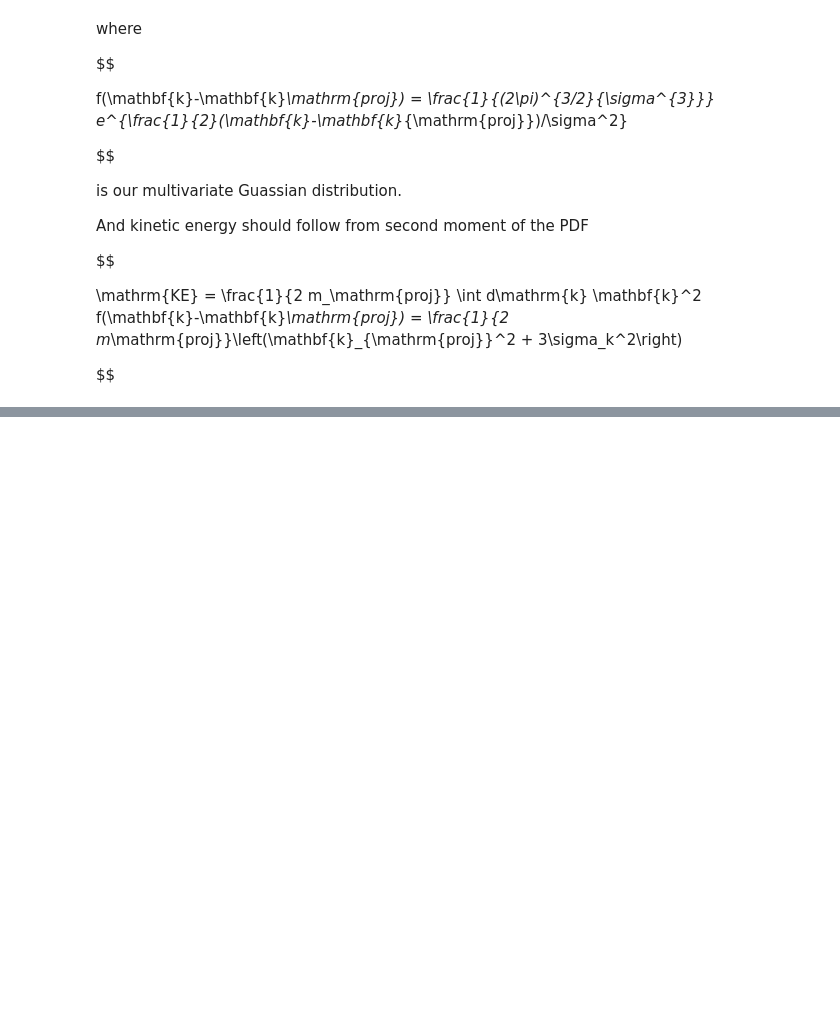
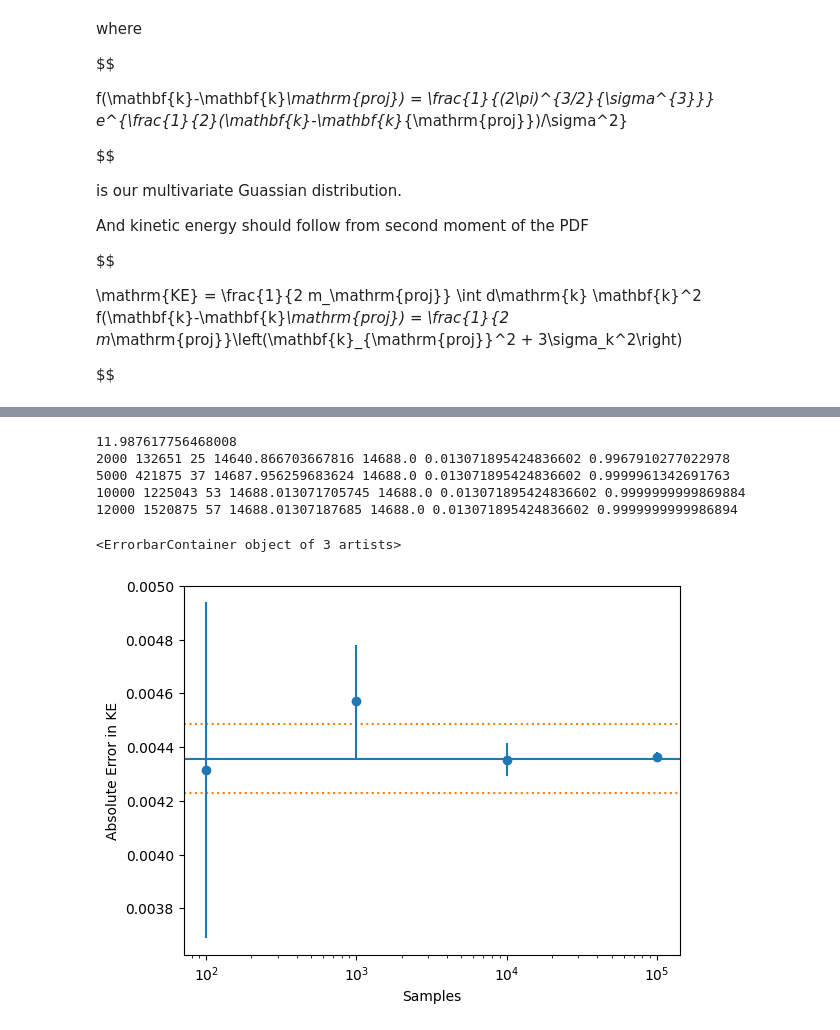
Before and after one commit to ncrubin/mec-sandia, a Jupyter notebook: notebooks/ensembles.ipynb, the cells around one changed output, grey strips where cells are left out. Saved outputs shown, nothing was run; the diff lists cells and outputs as text; code cells hidden in the pictures; blank space fills up the shorter version.

```diff
--- a/notebooks/ensembles.ipynb
+++ b/notebooks/ensembles.ipynb
@@ -579,0 +682,80 @@ norm = np
+# %%
+# Check convergence wrt PW cutoff
+v_proj = 4.0 # atomic units just taken from carbon
+mass_proj = 1836
+ke = 0.5 * mass_proj * v_proj**2.0 # classical ke
+kproj = np.array([mass_proj*v_proj, 0, 0])
+sigma_k = 4.0
+
+import itertools
+
+def get_ngmax(ecut, box_length):
+    ng_max = math.ceil(np.sqrt(2*ecut)/(2*np.pi/box_length))
+    if ng_max % 2 == 0:
+        ng_max += 1
+    return ng_max
+
+ecut_ha = (ecut_ev/Hartree)
+ecut_tilde = ecut_ha / (factor**2)
+ueg = UEG.build(num_elec, rs, ecut_tilde)
+L_bohr = ueg.box_length
+print(L_bohr)
+
+for ecut_ev in [2000, 5000, 10000, 12000]:
+    ecut_ha = (ecut_ev/Hartree)
+    nmax = get_ngmax(ecut_ha, L_bohr)
+    ks = factor * ueg.gvecs
+    norm = 0.0
+    sum_k = 0.0
+    for ni, nj, nk in itertools.product(range(-nmax, nmax), repeat=3):
+    #for ni in ueg.gvecs:
+        k = (2*np.pi/L_bohr) * np.array([ni, nj, nk])
+        kpsq = np.dot((k+kproj), k+kproj)
+        ksq = np.dot(k, k)
+        sum_k += kpsq*np.exp(-ksq/(2*sigma_k**2.0))
+        norm += np.exp(-ksq/(2*sigma_k**2.0))
+    target_ke = 0.5*kproj_x**2/mass_proj
+    prefactor = (np.sqrt(2*np.pi)/(sigma_k*L_bohr))**3.0
+    print(ecut_ev, (2*nmax+1)**3, nmax, sum_k*prefactor/(2*mass_proj), np.dot(kproj,kproj)/(2*mass_proj), 3*sigma_k**2.0/(2*mass_proj), norm*prefactor)
+# %% [output]
+11.987617756468008
+2000 132651 25 14640.866703667816 14688.0 0.013071895424836602 0.9967910277022978
+5000 421875 37 14687.956259683624 14688.0 0.013071895424836602 0.9999961342691763
+10000 1225043 53 14688.013071705745 14688.0 0.013071895424836602 0.9999999999869884
+12000 1520875 57 14688.01307187685 14688.0 0.013071895424836602 0.9999999999986894
+# %%
+probs = []
+kvecs = []
+for ni, nj, nk in itertools.product(range(-nmax, nmax), repeat=3):
+    k = (2*np.pi/L_bohr) * np.array([ni, nj, nk])
+    kvecs.append(k)
+    ksq = np.dot(k, k)
+    probs.append(np.exp(-ksq/(2*sigma_k**2.0)))
+norm = sum(probs)
+probs /= norm
+results = []
+errs = []
+kvecs = np.array(kvecs)
+nsamps = [100, 1000, 10000, 100000]
+for nsamp in nsamps:
+    ks_rand = kvecs[np.random.choice(np.arange(len(kvecs)), size=nsamp, p=probs)]
+    result = norm*prefactor*(ks_rand)**2.0
+    results.append(np.mean(result)/(2*mass_proj))
+    errs.append(np.std(result, ddof=1)/(2*mass_proj*nsamp**0.5))
+# %%
+# variance grows by ~ factor of 0.0035
+# Look at sigma +/- growth factor on this scale
+sigma_plus = sigma_k + 0.0035**0.5
+sigma_minu = sigma_k - 0.0035**0.5
+
+import matplotlib.pyplot as plt
+plt.xscale("log")
+plt.xlabel("Samples")
+plt.ylabel("Absolute Error in KE")
+plt.axhline(sigma_k**2.0/(2*mass_proj))
+plt.axhline(sigma_plus**2.0/(2*mass_proj), color="C1", linestyle=":")
+plt.axhline(sigma_minu**2.0/(2*mass_proj), color="C1", linestyle=":")
+plt.errorbar(nsamps, results, yerr=errs, fmt="o")
+# %% [output]
+<ErrorbarContainer object of 3 artists>
+[figure, added]
```
Also changed, not shown: parts of 6 cells of this notebook.
